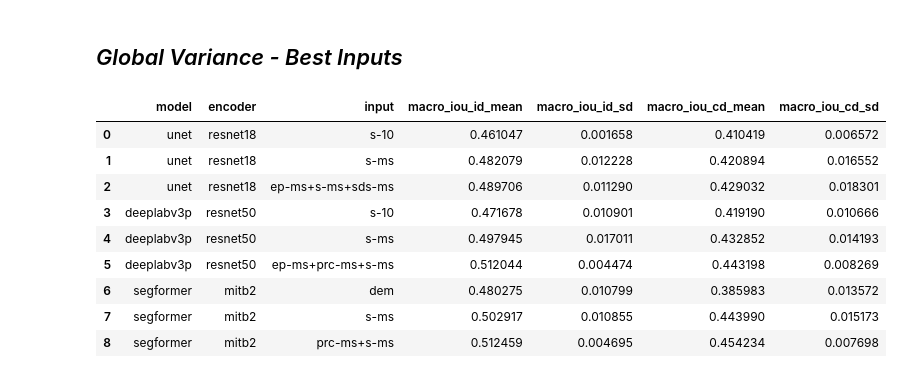
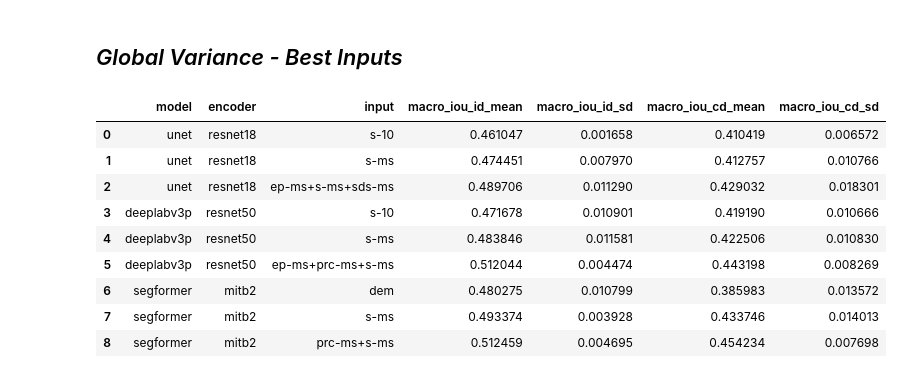
Before and after one commit to masseygeo/earthscape, a Jupyter notebook: notebooks/analysis_seg.ipynb, the cells around one changed output. Saved outputs shown, nothing was run; the diff lists cells and outputs as text; code cells hidden in the pictures.

```diff
--- a/notebooks/analysis_seg.ipynb
+++ b/notebooks/analysis_seg.ipynb
@@ -1244,7 +1244,11 @@ rows = []
 
 for model, encoder, input_name in model_input_list:
 
-    exp_dirs = glob.glob(os.path.join(exp_root, f"{model}*{encoder}*{input_name}*"))
+    # print(model)
+    # print(encoder)
+    # print(input_name)
+
+    exp_dirs = glob.glob(os.path.join(exp_root, f"{model}*{encoder}*_{input_name}_*"))
     exp_dirs = [d for d in exp_dirs if 'variance' in d]
 
     id_list = []
@@ -1252,38 +1256,40 @@ for model, encoder, input_name in model_input_list:
 
     for d in exp_dirs:
         id_path = os.path.join(d, 'id_overall.csv')
         cd_path = os.path.join(d, 'cd_overall.csv')
 
         id_df = pd.read_csv(id_path)
         cd_df = pd.read_csv(cd_path)
 
         id_list.append(id_df)
         cd_list.append(cd_df)
 
     df_id = pd.concat(id_list, ignore_index=True)
     df_cd = pd.concat(cd_list, ignore_index=True)
 
+    # print(df_id['macro_iou'])
+
     rows.append({
         'model': model,
         'encoder': encoder,
         'input': input_name,
         f"{metric}_id_mean": df_id[metric].mean(),
         f"{metric}_id_sd": df_id[metric].std(),
         f"{metric}_cd_mean": df_cd[metric].mean(),
         f"{metric}_cd_sd": df_cd[metric].std(),
     })
 
 df = pd.DataFrame(rows)
 df.to_csv(f"{assets_dir}/variance.csv", index=False)
 df.head(12)
 # %% [output]
 |  | model | encoder | input | macro_iou_id_mean | macro_iou_id_sd | macro_iou_cd_mean | macro_iou_cd_sd |
 | 0 | unet | resnet18 | s-10 | 0.461047 | 0.001658 | 0.410419 | 0.006572 |
-| 1 | unet | resnet18 | s-ms | 0.482079 | 0.012228 | 0.420894 | 0.016552 |
+| 1 | unet | resnet18 | s-ms | 0.474451 | 0.007970 | 0.412757 | 0.010766 |
 | 2 | unet | resnet18 | ep-ms+s-ms+sds-ms | 0.489706 | 0.011290 | 0.429032 | 0.018301 |
 | 3 | deeplabv3p | resnet50 | s-10 | 0.471678 | 0.010901 | 0.419190 | 0.010666 |
-| 4 | deeplabv3p | resnet50 | s-ms | 0.497945 | 0.017011 | 0.432852 | 0.014193 |
+| 4 | deeplabv3p | resnet50 | s-ms | 0.483846 | 0.011581 | 0.422506 | 0.010830 |
 | 5 | deeplabv3p | resnet50 | ep-ms+prc-ms+s-ms | 0.512044 | 0.004474 | 0.443198 | 0.008269 |
 | 6 | segformer | mitb2 | dem | 0.480275 | 0.010799 | 0.385983 | 0.013572 |
-| 7 | segformer | mitb2 | s-ms | 0.502917 | 0.010855 | 0.443990 | 0.015173 |
+| 7 | segformer | mitb2 | s-ms | 0.493374 | 0.003928 | 0.433746 | 0.014013 |
 | 8 | segformer | mitb2 | prc-ms+s-ms | 0.512459 | 0.004695 | 0.454234 | 0.007698 |
```
Also changed, not shown: 4 other files.
